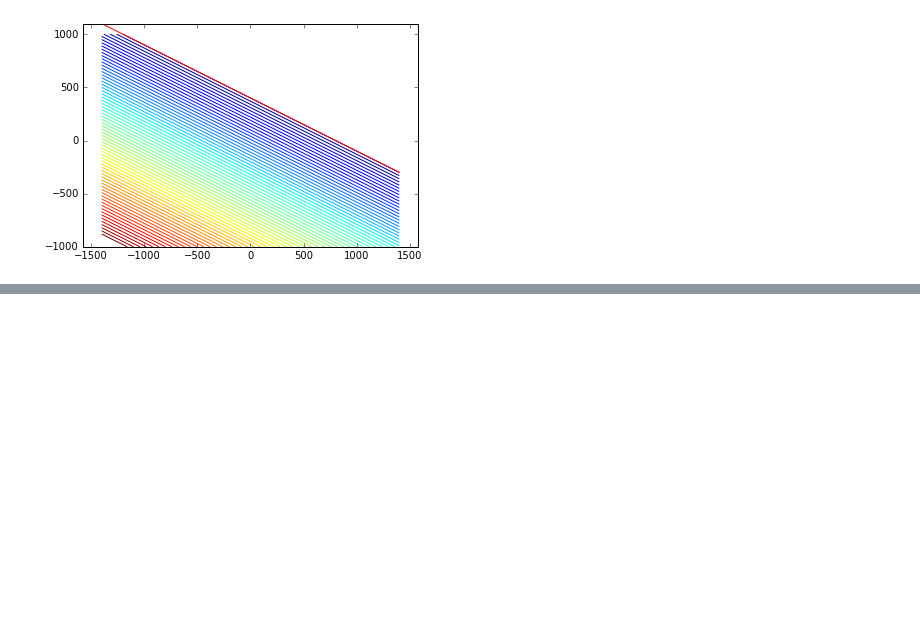
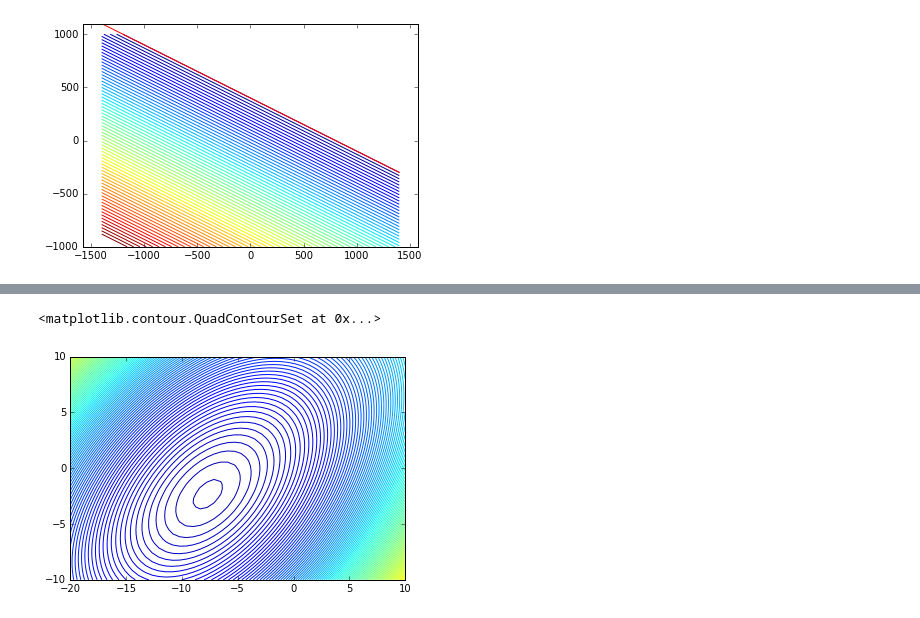
Before and after one commit to heolin/math_optimizations, a Jupyter notebook: Optimizations.ipynb, the cells around one changed output, grey strips where cells are left out. Drawn from its saved outputs; the diff is of its cells as text; code cells hidden in the pictures; blank space fills up the shorter version.

```diff
--- a/Optimizations.ipynb
+++ b/Optimizations.ipynb
@@ -1196,0 +1220,6 @@ for t in xrange(10):
+# %%
+plt.axis("equal")
+plt.contour(xmesh, ymesh, fmesh, range(-150, 1500, 10))
+# %% [output]
+<matplotlib.contour.QuadContourSet at 0x...>
+[figure, added]
```
Also changed, not shown: parts of 11 cells of this notebook.
